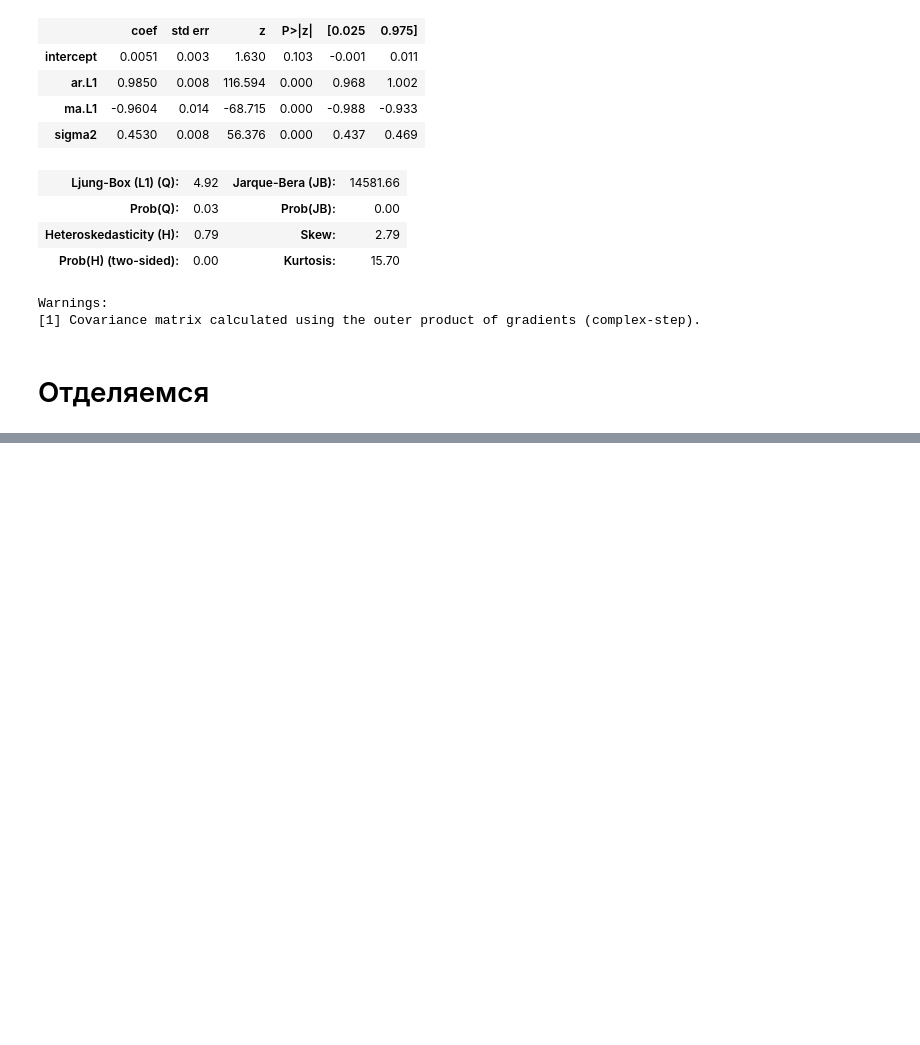
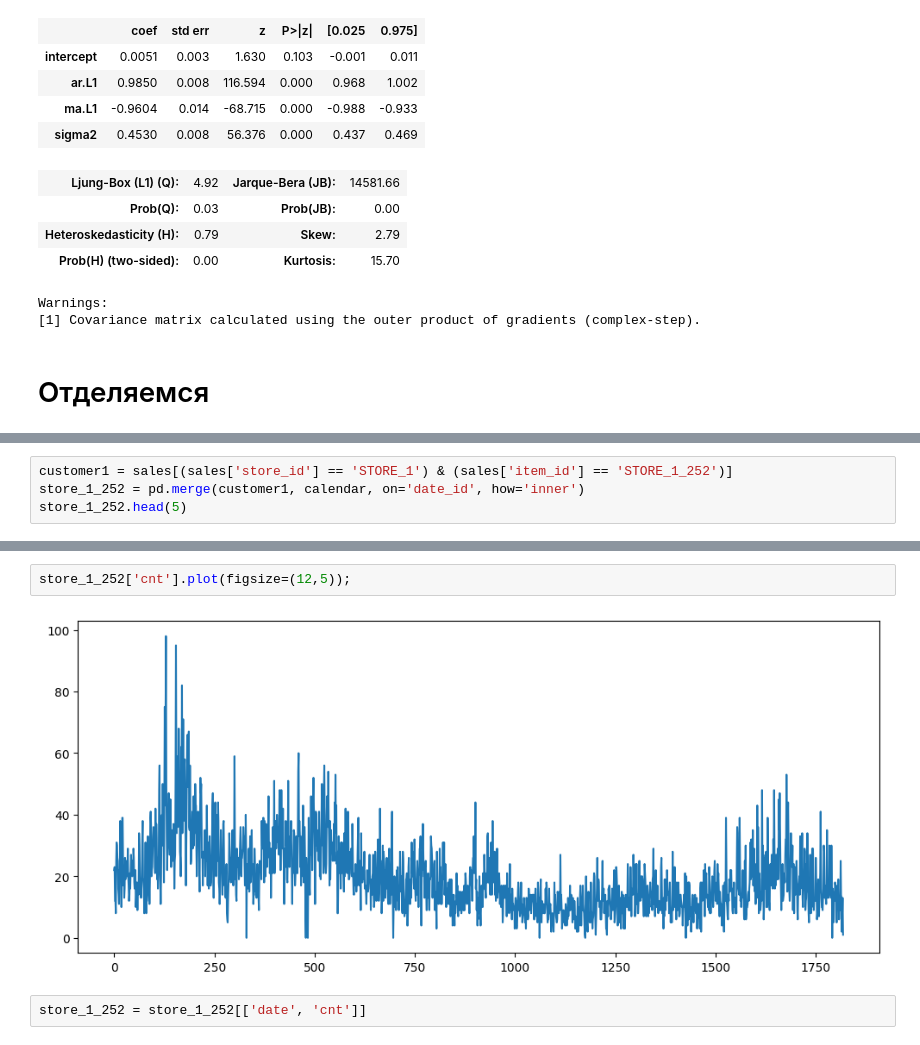
Before and after one commit to muzafarovdan/MyEducation, a Jupyter notebook: TimeSeries/time_series_learn.ipynb, the cells around one changed output, grey strips where cells are left out. Cells and saved outputs as stored; diff of their text form; blank space fills up the shorter version.

```diff
--- a/TimeSeries/time_series_learn.ipynb
+++ b/TimeSeries/time_series_learn.ipynb
@@ -346,0 +256,4 @@ KeyError: 'date'
+# %%
+customer1 = sales[(sales['store_id'] == 'STORE_1') & (sales['item_id'] == 'STORE_1_252')]
+store_1_252 = pd.merge(customer1, calendar, on='date_id', how='inner')
+store_1_252.head(5)
@@ -346,0 +267,6 @@ KeyError: 'date'
+# %%
+store_1_252['cnt'].plot(figsize=(12,5));
+# %% [output]
+[figure, added]
+# %%
+store_1_252 = store_1_252[['date', 'cnt']]
```
Also changed, not shown: parts of 20 cells of this notebook.
